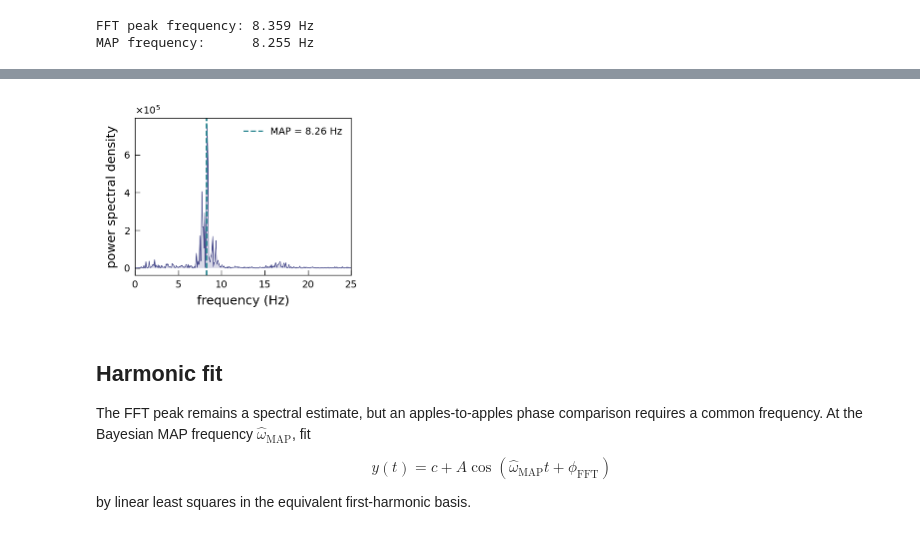
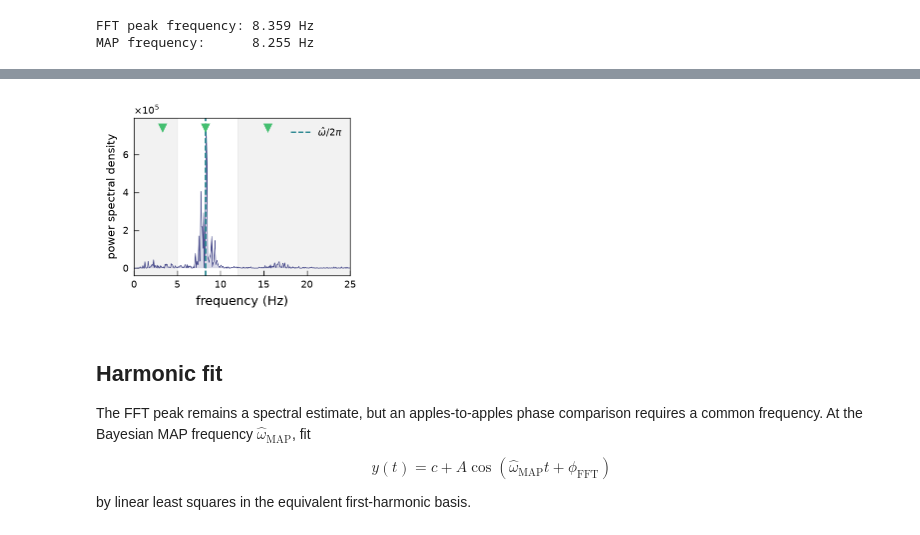
Before and after one commit to bishopgroup/phase-bayes, a Jupyter notebook: MethodComparisons/Hilbert.ipynb, the cells around one changed output, grey strips where cells are left out. Cells and saved outputs as stored; diff of their text form; code cells hidden in the pictures.

```diff
--- a/MethodComparisons/Hilbert.ipynb
+++ b/MethodComparisons/Hilbert.ipynb
@@ -198,36 +198,56 @@ ax.fill(frequencies[frequency_mask],
         color=cmap(0.2),
         alpha=0.2,
         lw=0)
 ax.axvline(
     map_frequency,
     color=cmap(0.45),
     ls='--',
     lw=1,
-    label=rf'MAP = {map_frequency:.2f} Hz',
+    label=rf'$\hat{{\omega}}/2\pi$',
 )
 ax.legend(frameon=False, fontsize=7)
+
+# Matsuda-Komaki frequencies
+f_mk = [3.29064017, 8.25677155, 15.46795052]
+
+# place markers just below top of axes
+y_marker = 0.94
+for f in f_mk:
+    ax.plot(
+        f, y_marker,
+        marker='v', markersize=5,
+        color=cmap(0.7),
+        transform=ax.get_xaxis_transform(),
+        clip_on=False
+    )
+
+theta_band = (5.0, 12.0)  # Hz
+ax.axvspan(0, theta_band[0], color='k', alpha=0.05, lw=0.5)
+ax.axvspan(theta_band[1], max_frequency, color='k', alpha=0.05, lw=0.5)
 
 formatter = ScalarFormatter(useMathText=True)
 formatter.set_scientific(True)
 formatter.set_powerlimits((0, 0))
 
 ax.yaxis.set_major_formatter(formatter)
 ax.yaxis.get_offset_text().set_fontsize(7)
 
 ax.set_xlim(0, max_frequency)
 
 ax.set_xlabel('frequency (Hz)', fontsize=9)
-ax.set_ylabel('power spectral density', fontsize=9)
+ax.set_ylabel('power spectral density', fontsize=8)
 
 # Set tick label fonts to 7 pt, tick mark widths to 0.5 pt, and ticks pointing inward
 ax.tick_params(axis='both', which='major', labelsize=7, width=0.5, direction='in')
 ax.tick_params(axis='both', which='minor', labelsize=7, width=0.5, direction='in')
 
 # Set the width of the frame (all spines) to 0.5 pt
 for spine in ax.spines.values():
     spine.set_linewidth(0.5)
+
+plt.savefig('plots/PSD.pdf')
 # %% [output]
-[figure, old version]
+[figure, new version]
 # %% [markdown]
 ## Harmonic fit
 
```
Also changed, not shown: parts of 4 cells of this notebook, 25 other files.
